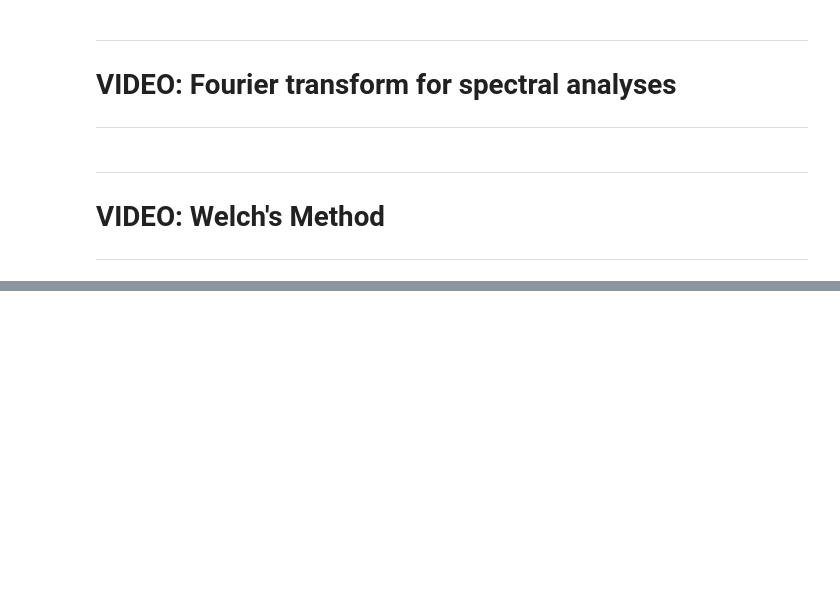
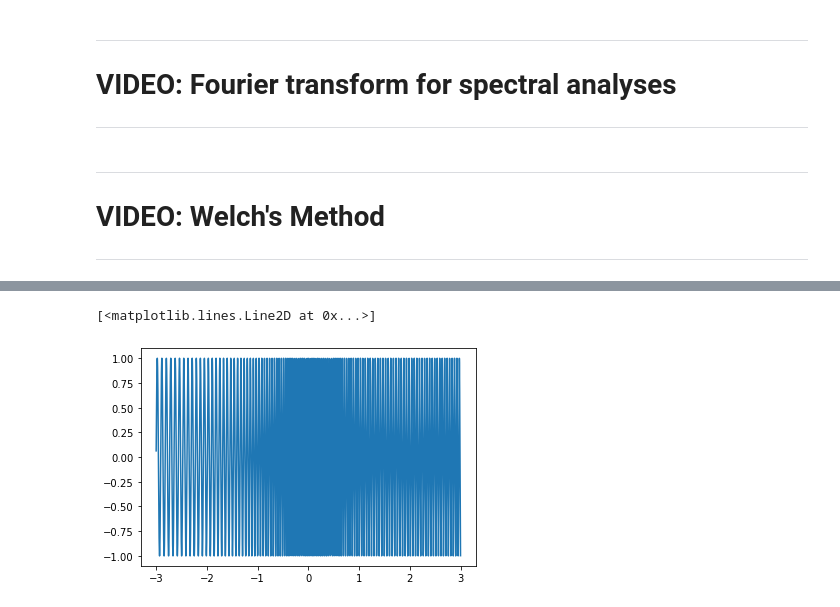
Before and after one commit to gabyborja/SignalProcessingUdemy, a Jupyter notebook: sigprocMXC_spectral/spectral.ipynb, the cells around one changed output, grey strips where cells are left out. Saved outputs shown, nothing was run; the diff lists cells and outputs as text; code cells hidden in the pictures; blank space fills up the shorter version.

Commit message:
Add spectrogram code challenge.

```diff
--- a/sigprocMXC_spectral/spectral.ipynb
+++ b/sigprocMXC_spectral/spectral.ipynb
@@ -216,0 +232,5 @@ plt.show()
+# %%
+# Load challenge data set
+challengedat = sio.loadmat('spectral_codeChallenge.mat')
+
+challengedat
@@ -216,0 +245,11 @@ plt.show()
+# %%
+# Load in relevant data from mat file
+srate = challengedat['srate'][0]
+time = challengedat['time'][0]
+signal = challengedat['signal'][0]
+# %%
+# Plot signal chirp
+plt.plot(time, signal)
+# %% [output]
+[<matplotlib.lines.Line2D at 0x...>]
+[figure, added]
```
Also changed, not shown: parts of 14 cells of this notebook.
